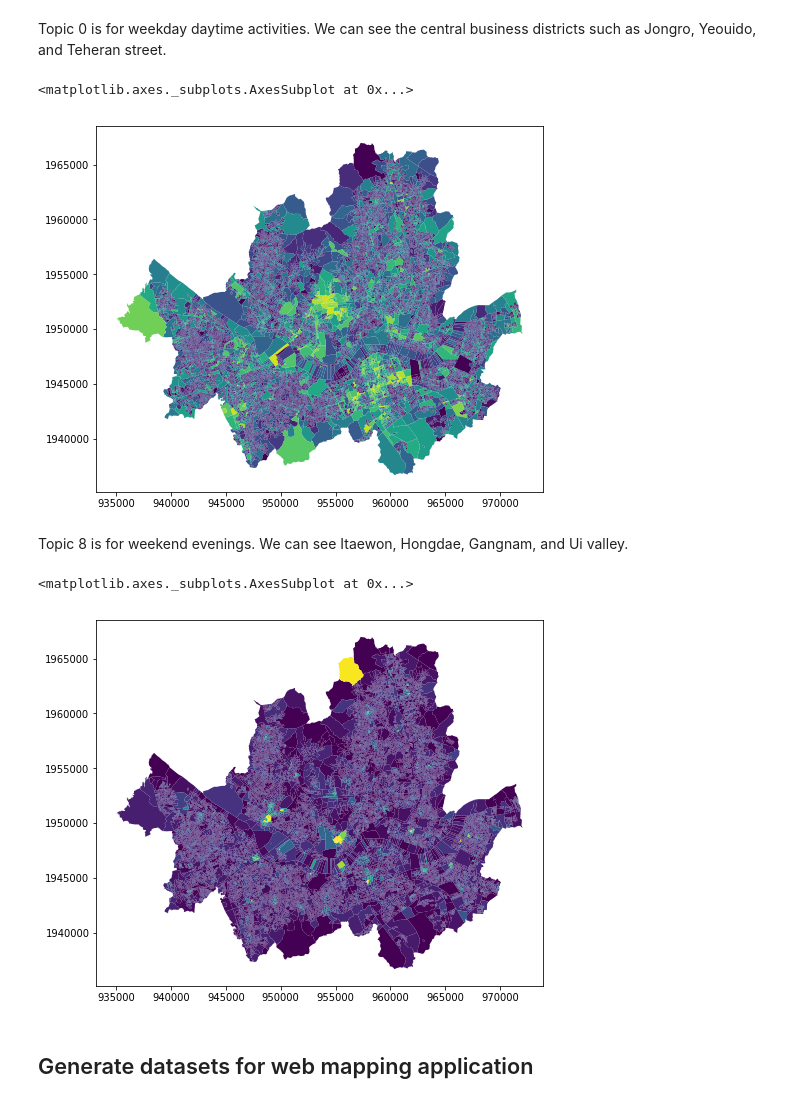
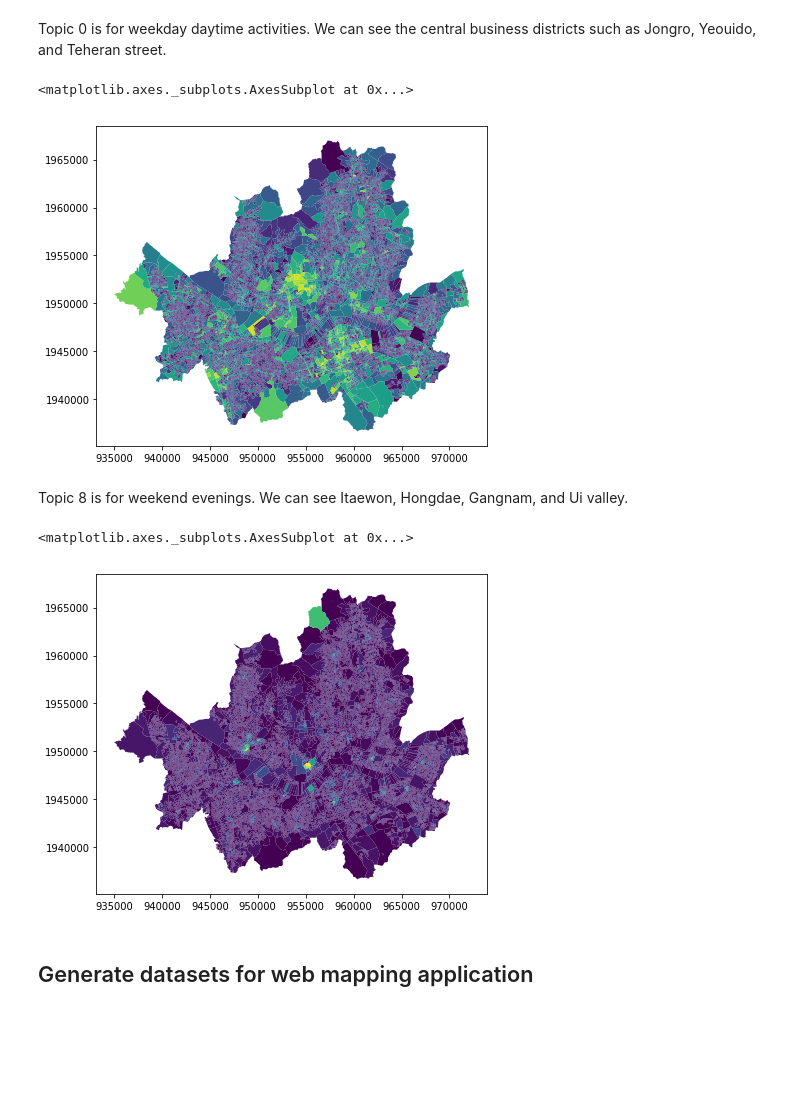
Before and after one commit to yonghah/urban-activity-topics, a Jupyter notebook: notebooks/UrbanActivityTopics.ipynb, the cells around one changed output. Drawn from its saved outputs; the diff is of its cells as text; code cells hidden in the pictures; blank space fills up the shorter version.

```diff
--- a/notebooks/UrbanActivityTopics.ipynb
+++ b/notebooks/UrbanActivityTopics.ipynb
@@ -210,19 +210,17 @@ df_map.drop(columns=['TOT_REG_CD', 'ADM_CD'], inplace=True)
 # %% [markdown]
 Topic 0 is for weekday daytime activities. We can see the central business districts such as Jongro, Yeouido, and Teheran street.
 # %%
-df_map.plot(column='topic_0', figsize=(8,8))
+df_map.plot(column='topic_0', figsize=(7,7))
 # %% [output]
 <matplotlib.axes._subplots.AxesSubplot at 0x...>
-[figure, old version]
+[figure, new version]
 # %% [markdown]
 Topic 8 is for weekend evenings. We can see Itaewon, Hongdae, Gangnam, and Ui valley.
 # %%
-df_map.plot(column='topic_8',
-            vmax=max(df_map['topic_8'])*0.7, # for contrast
-            figsize=(8,8))
+df_map.plot(column='topic_8', figsize=(7,7))
 # %% [output]
 <matplotlib.axes._subplots.AxesSubplot at 0x...>
-[figure, old version]
+[figure, new version]
 # %% [markdown]
 ## Generate datasets for web mapping application
 # %% [markdown]
```
Also changed, not shown: parts of 4 cells of this notebook.
